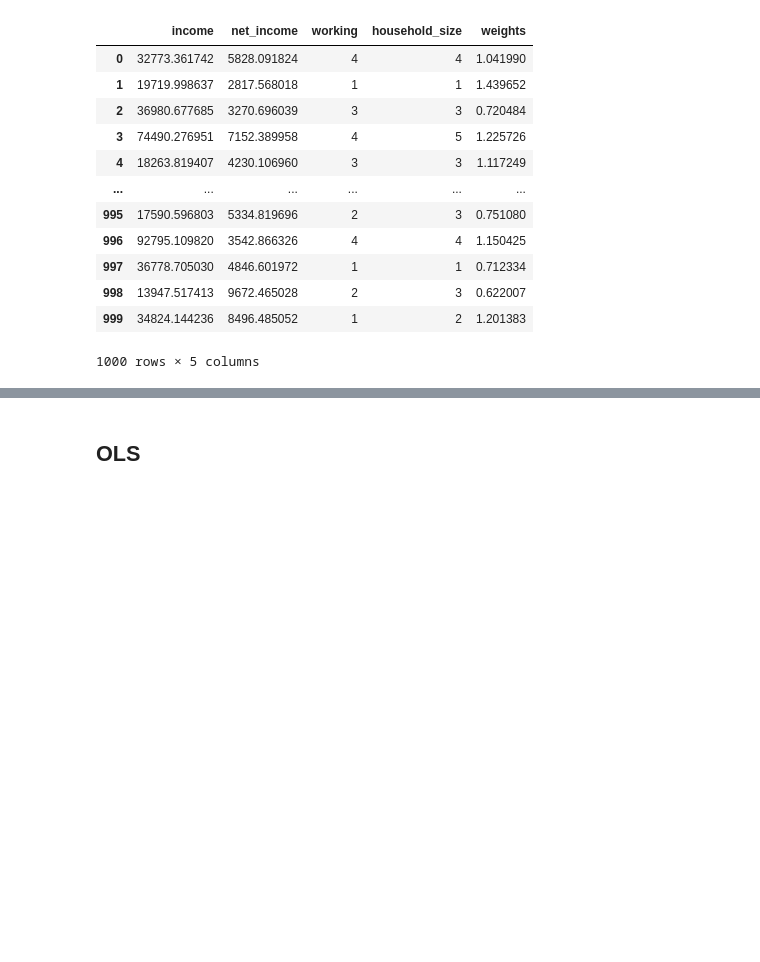
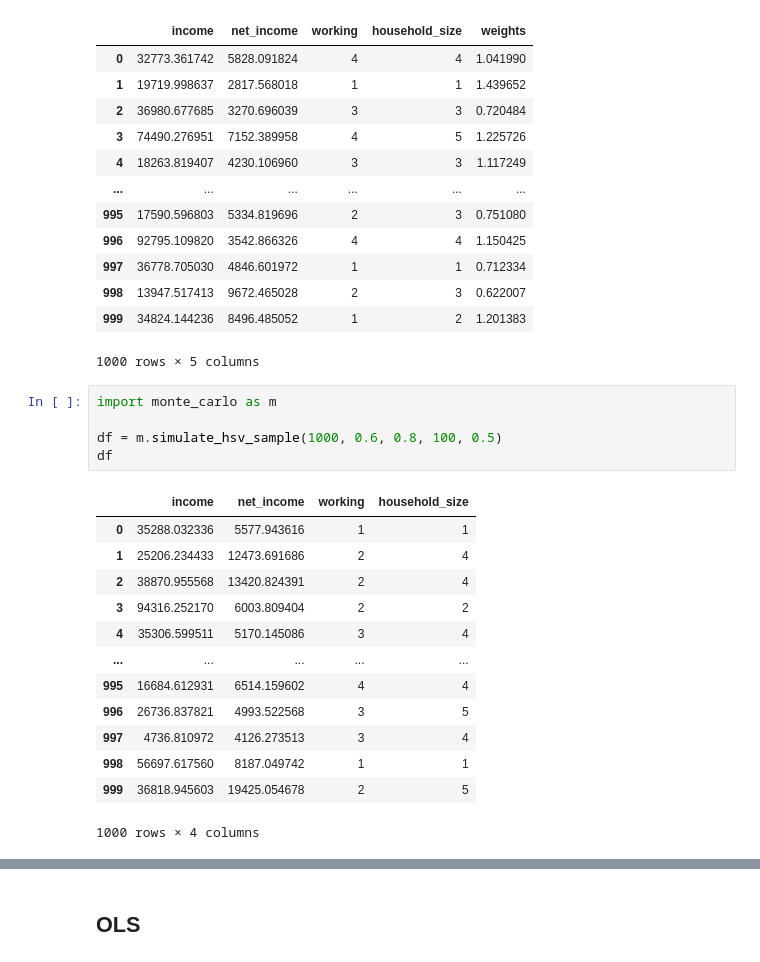
Before and after one commit to johnthwong/policy-complexity, a Jupyter notebook: simulated.ipynb, the cells around one changed output, grey strips where cells are left out. Saved outputs shown, nothing was run; the diff lists cells and outputs as text; blank space fills up the shorter version.

```diff
--- a/simulated.ipynb
+++ b/simulated.ipynb
@@ -73,5 +73,24 @@ df
 | 998 | 13947.517413 | 9672.465028 | 2 | 3 | 0.622007 |
 | 999 | 34824.144236 | 8496.485052 | 1 | 2 | 1.201383 |
 1000 rows × 5 columns
+# %%
+import monte_carlo as m
+
+df = m.simulate_hsv_sample(1000, 0.6, 0.8, 100, 0.5)
+df
+# %% [output]
+|  | income | net_income | working | household_size |
+| 0 | 35288.032336 | 5577.943616 | 1 | 1 |
+| 1 | 25206.234433 | 12473.691686 | 2 | 4 |
+| 2 | 38870.955568 | 13420.824391 | 2 | 4 |
+| 3 | 94316.252170 | 6003.809404 | 2 | 2 |
+| 4 | 35306.599511 | 5170.145086 | 3 | 4 |
+| ... | ... | ... | ... | ... |
+| 995 | 16684.612931 | 6514.159602 | 4 | 4 |
+| 996 | 26736.837821 | 4993.522568 | 3 | 5 |
+| 997 | 4736.810972 | 4126.273513 | 3 | 4 |
+| 998 | 56697.617560 | 8187.049742 | 1 | 1 |
+| 999 | 36818.945603 | 19425.054678 | 2 | 5 |
+1000 rows × 4 columns
 # %%
 help(np.exp)
```
Also changed, not shown: parts of 9 cells of this notebook, 1 other file.
